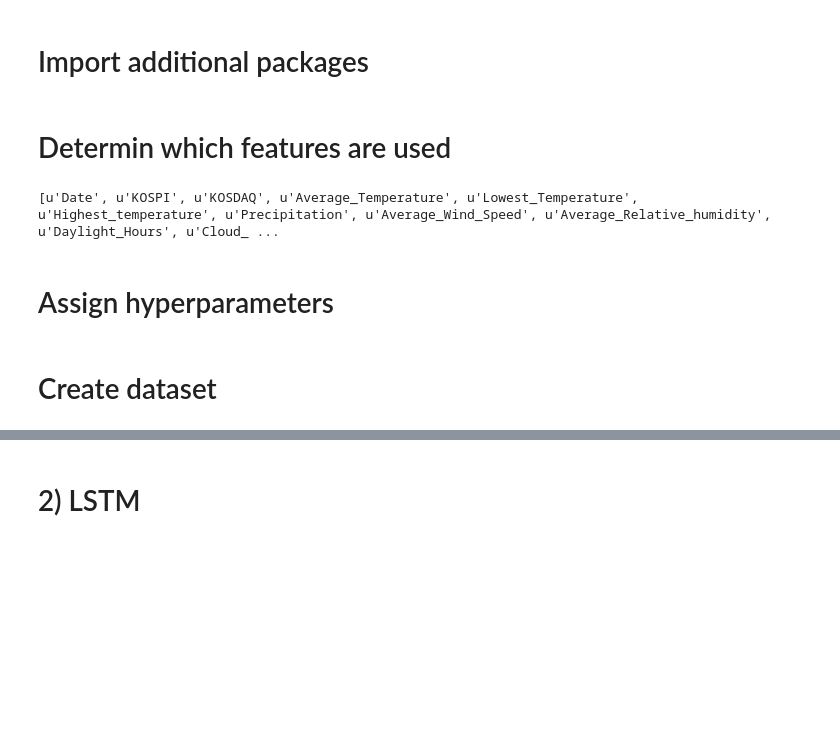
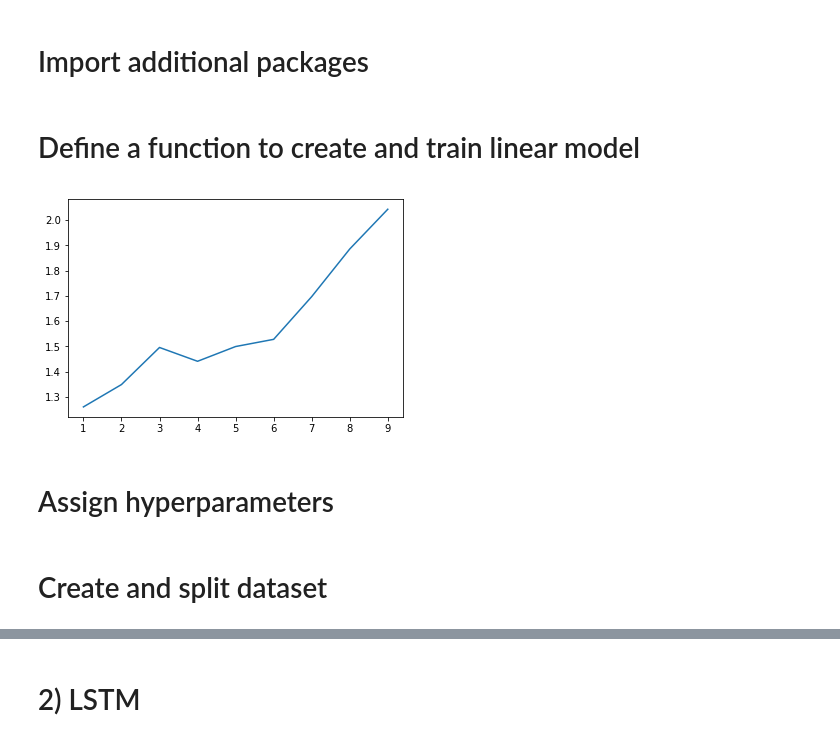
Before and after one commit to jhun0324/DL-Tutorial, a Jupyter notebook: data.ipynb, the cells around one changed output, grey strips where cells are left out. Cells and saved outputs as stored; diff of their text form; code cells hidden in the pictures; blank space fills up the shorter version.

```diff
--- a/data.ipynb
+++ b/data.ipynb
@@ -250,0 +266,17 @@ df_scaled.to_excel('df_scaled.xlsx', sheet_name='sheet1', index=False)
+# %%
+def split_dataset(dataX, dataY, train_data_rate, val_data_rate, model):
+    train_size = int(len(dataY)*train_data_rate)
+    val_size = int(len(dataY)*val_data_rate)
+    test_size = len(dataY) - train_size - val_size
+
+    if model=='linear':
+        trainX, valX, testX = np.array(dataX[:train_size]).reshape((train_size, -1)),\
+                                       np.array(dataX[train_size:train_size+val_size]).reshape((val_size, -1)),\
+                                       np.array(dataX[train_size+val_size:len(dataX)]).reshape((test_size, -1))
+        trainY, valY, testY = np.array(dataY[:train_size]).reshape((train_size, -1)),\
+                                       np.array(dataY[train_size:train_size+val_size]).reshape((val_size, -1)),\
+                                       np.array(dataY[train_size+val_size:len(dataY)]).reshape((test_size, -1))
+    elif model=='lstm':
+        trainX, valX, testX = np.array(dataX[:train_size]), np.array(dataX[train_size:train_size+val_size]), np.array(dataX[train_size+val_size:len(dataX)])
+        trainY, valY, testY = np.array(dataY[:train_size]), np.array(dataY[train_size:train_size+val_size]), np.array(dataY[train_size+val_size:len(dataY)])
+    return (trainX, valX, testX, trainY, valY, testY)
@@ -250,0 +285,8 @@ df_scaled.to_excel('df_scaled.xlsx', sheet_name='sheet1', index=False)
+# %%
+def calculate_error(trained_model, X, Y):
+    def _rmse(target, pred):
+        error = np.sqrt(np.mean(np.square(target - pred)))
+        return error
+    pred = trained_model.predict(X)
+    rmse_error = _rmse(Y, pred)
+    return rmse_error
@@ -250,0 +295,12 @@ df_scaled.to_excel('df_scaled.xlsx', sheet_name='sheet1', index=False)
+# %%
+def validate_seq_len(seq_len_list, train_data_rate, val_data_rate, model):
+    val_rmse_errors = []
+    for seq_len in seq_len_list:
+        dataX, dataY = create_dateset(regression_variables, seq_len)
+        (lm_trainX, lm_valX, lm_testX, lm_trainY, lm_valY, lm_testY) = \
+        split_dataset(dataX, dataY, train_data_rate, val_data_rate, model)
+        lm = linear_model(lm_trainX, lm_trainY)
+        val_rmse_error = calculate_error(lm, lm_valX, lm_valY)
+        val_rmse_errors.append(val_rmse_error)
+    plt.plot(seq_len_list, val_rmse_errors)
+    plt.show()
@@ -254,11 +322,5 @@ df_scaled.to_excel('df_scaled.xlsx', sheet_name='sheet1', index=False)
 # Import additional packages
 # %%
 from sklearn.linear_model import LinearRegression
-# %% [markdown]
-# Determin which features are used
-# %%
-# Refer to the list of columns of df_scaled to decide which features you want to use for lstm model
-print(df_scaled.columns.tolist())
-linear_variables = ['Average_Temperature_Normalized', 'Revenue_Normalized']
-# %% [output]
-[u'Date', u'KOSPI', u'KOSDAQ', u'Average_Temperature', u'Lowest_Temperature', u'Highest_temperature', u'Precipitation', u'Average_Wind_Speed', u'Average_Relative_humidity', u'Daylight_Hours', u'Cloud_ ...
+# %% [markdown]
+# Define a function to create and train linear model
@@ -265,2 +332,6 @@ linear_variables = ['Average_Temperature_Normalized', 'Revenue_Normalized']
+# %%
+validate_seq_len(seq_len_list=[1,2,3,4,5,6,7,8,9], train_data_rate=0.6, val_data_rate=0.25, model='linear')
+# %% [output]
+[figure, added]
 # %% [markdown]
 # Assign hyperparameters
@@ -269,2 +340,2 @@ linear_variables = ['Average_Temperature_Normalized', 'Revenue_Normalized']
 # %% [markdown]
-# Create dataset
+# Create and split dataset
```
Also changed, not shown: parts of 36 cells of this notebook.
